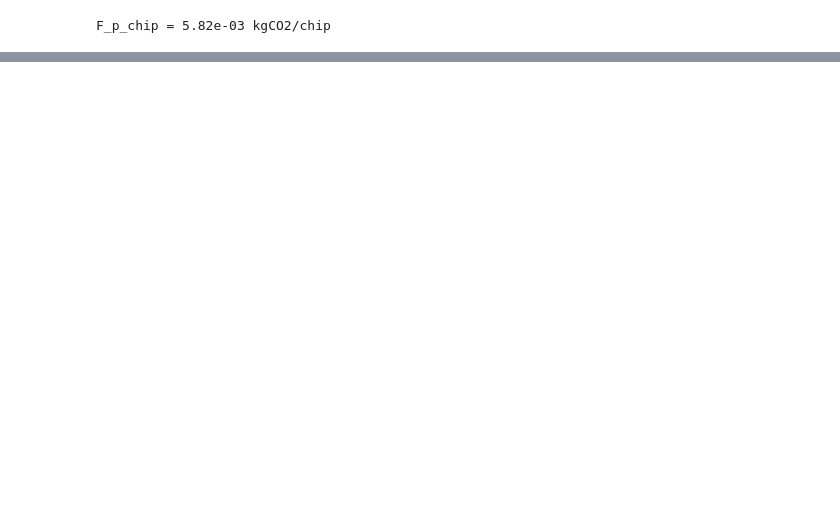
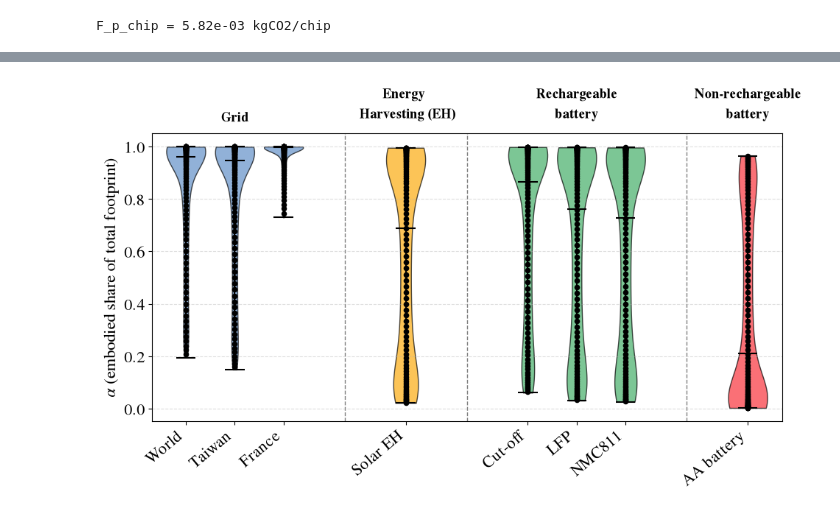
Before and after one commit to PolMaistriaux/IoT_Node_Modeling, a Jupyter notebook: Test_new_applications/Notebook_Powering scheme.ipynb, the cells around one changed output, grey strips where cells are left out. Drawn from its saved outputs; the diff is of its cells as text; code cells hidden in the pictures; blank space fills up the shorter version.

```diff
--- a/Test_new_applications/Notebook_Powering scheme.ipynb
+++ b/Test_new_applications/Notebook_Powering scheme.ipynb
@@ -187,0 +270,15 @@ alpha_EH   = 1.81e-01
+# %%
+def alpha_metered(F_p_J, fs, E_p_pt=E_p_pt, F_p_chip=F_p_chip, LT_s=LT_s):
+    """Alpha for schemes whose footprint accrues with energy drawn over the node lifetime (grid, battery)."""
+    F_op = E_p_pt * F_p_J * fs * LT_s
+    return F_p_chip / (F_op + F_p_chip)
+
+def alpha_recharge(F_p_Wh,F_p_J, fs,t_rech=time_between_recharge_s, E_p_pt=E_p_pt, F_p_chip=F_p_chip, LT_s=LT_s):
+    """Alpha for schemes whose footprint accrues with energy drawn over the node lifetime (grid, battery)."""
+    F_op = (E_p_pt*fs* time_between_recharge_s) * F_p_kWh_to_p_J(F_p_Wh*1000) + E_p_pt * F_p_J * fs * LT_s
+    return F_p_chip / (F_op + F_p_chip)
+
+def alpha_harvested(F_p_W, fs, E_p_pt=E_p_pt, F_p_chip=F_p_chip):
+    """Alpha for energy harvesting, whose footprint scales with the harvester sized for the average power draw."""
+    F_op = F_p_W * fs * E_p_pt
+    return F_p_chip / (F_op + F_p_chip)
@@ -187,0 +385,49 @@ alpha_EH   = 1.81e-01
+# %%
+scheme_colors = [dictColor["UnitedBlue"], dictColor["Orange"], dictColor["Green"], dictColor["LightRed"]]
+
+fig, ax = plt.subplots(figsize=(max(10, 0.7 * len(x_labels)), 6))
+
+for alphas, (start, end), color in zip(scheme_alphas, group_ranges, scheme_colors):
+    x_pos = np.arange(start, end + 1)
+    #log_alpha = np.log10(alphas)
+    dataset = [alphas[i, :] for i in range(alphas.shape[0])]
+    parts = ax.violinplot(dataset, positions=x_pos, widths=0.8,
+                           showmedians=True, showextrema=True)
+
+    for body in parts['bodies']:
+        body.set_facecolor(color)
+        body.set_edgecolor('black')
+        body.set_alpha(0.7)
+    for key in ('cbars', 'cmins', 'cmaxes', 'cmedians'):
+        parts[key].set_color('black')
+
+for (_, prev_end), (next_start, _) in zip(group_ranges[:-1], group_ranges[1:]):
+    ax.axvline((prev_end + next_start) / 2, color='gray', linestyle='--', linewidth=1, zorder=1)
+
+for name, (start, end) in zip(scheme_names, group_ranges):
+    ax.text((start + end) / 2, 1.03, name, transform=ax.get_xaxis_transform(),
+            ha='center', va='bottom', fontsize=13, fontweight='bold')
+
+for alphas, (start, end) in zip(scheme_alphas, group_ranges):
+    x_pos = np.arange(start, end + 1)
+    for i, pos in enumerate(x_pos):
+        ax.scatter(pos*np.ones((len(fs_array[::10]))), alphas[i, ::10], color = 'black', s=30,
+                   edgecolor='black', linewidth=0, zorder=3)
+
+
+ax.set_xticks(x_ticks)
+ax.set_xticklabels(x_labels, rotation=40, ha='right')
+ax.set_xlim(-0.7, offset - gap - 0.3)
+
+ax.set_ylabel(r'$\alpha$ (embodied share of total footprint)')
+#ax.yaxis.set_major_formatter(matplotlib.ticker.FuncFormatter(lambda y, _: r'$10^{%d}$' % round(y)))
+ax.grid(True, which='both', axis='y', linestyle='--', alpha=0.4)
+
+handles = [mpatches.Patch(facecolor=c, edgecolor='black', alpha=0.7, label=n)
+           for c, n in zip(scheme_colors, scheme_names)]
+#ax.legend(handles=handles, loc='upper left')
+
+fig.tight_layout()
+plt.show()
+# %% [output]
+[figure, added]
```
Also changed, not shown: parts of 18 cells of this notebook.
